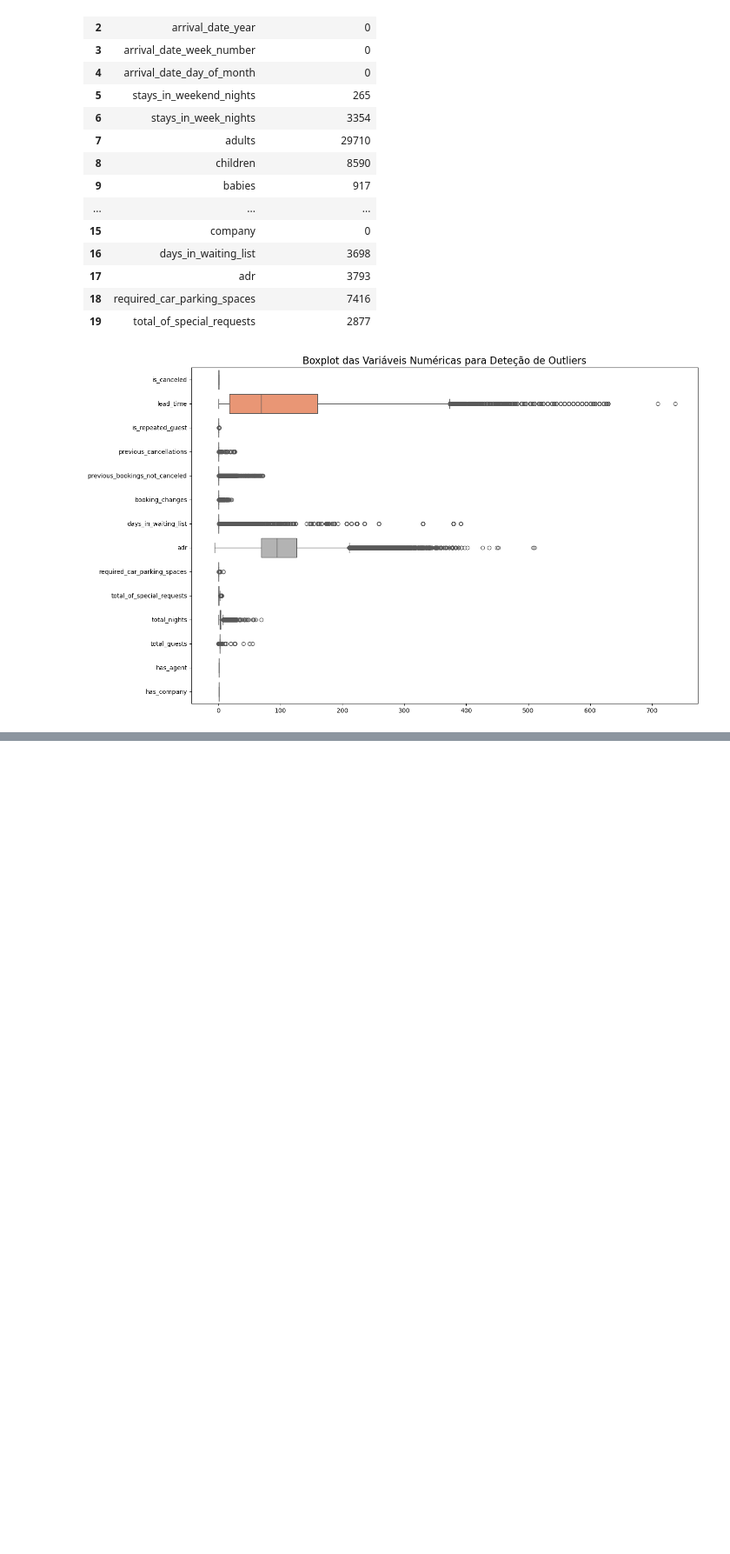
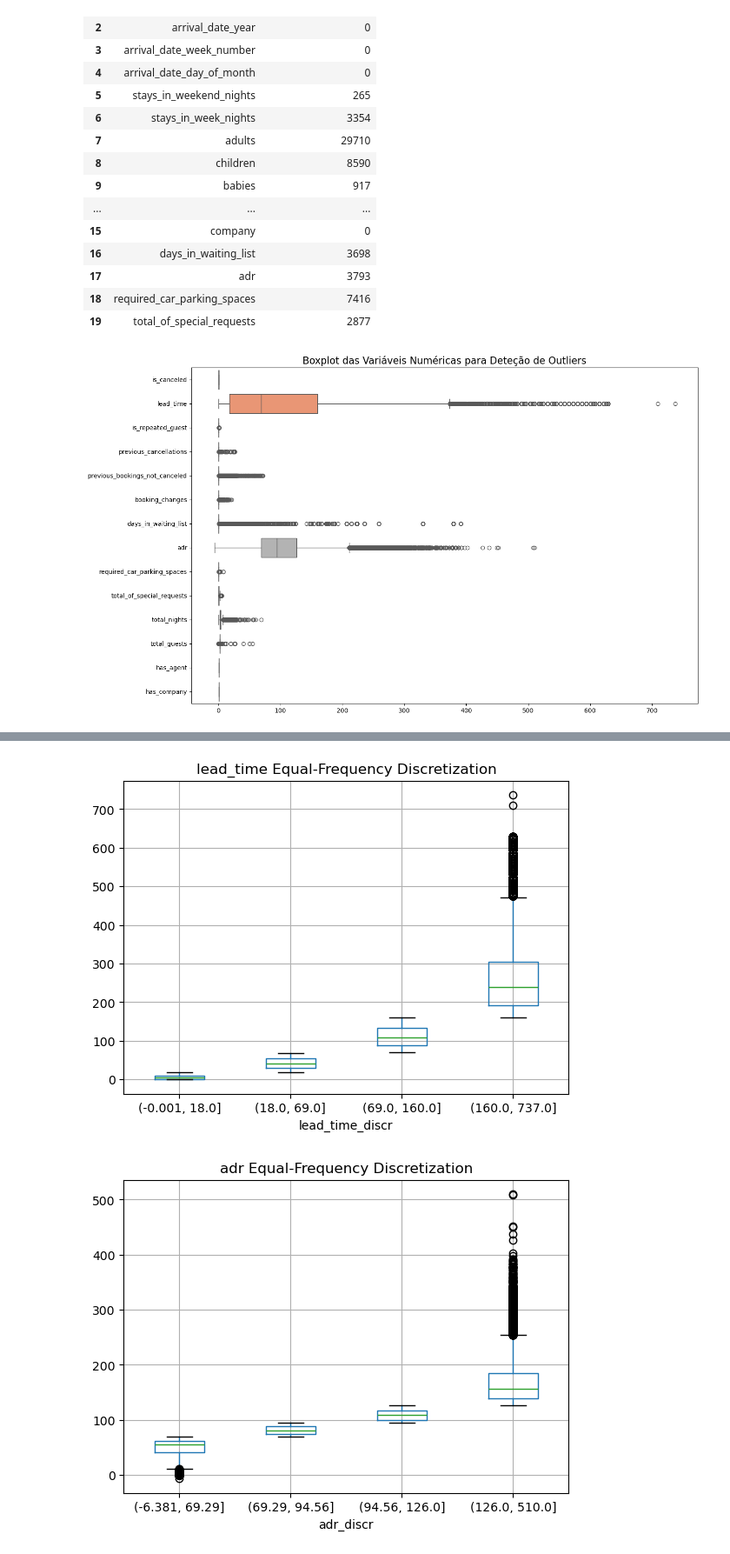
Before and after one commit to 1211508/MINDD, a Jupyter notebook: MINDD.ipynb, the cells around one changed output, grey strips where cells are left out. Shown at 87% size. Saved outputs shown, nothing was run; the diff lists cells and outputs as text; code cells hidden in the pictures; blank space fills up the shorter version.

```diff
--- a/MINDD.ipynb
+++ b/MINDD.ipynb
@@ -378,15 +399,20 @@ Datetime columns:  Index(['arrival_date'], dtype='object')
 # %%
-# Select only numerical columns
-num_columns = df_encoded.select_dtypes(include=['float64', 'int64']).columns
+num_columns = df_cleaned.select_dtypes(include=['float64', 'int64']).columns
 
-# Apply equal-frequency discretization to all numerical columns (4 bins in this case)
 for col in num_columns:
-    df_encoded[col + '_discr'] = pd.qcut(df_encoded[col], q=4, duplicates='drop')  # 4 equal-frequency bins
+    df_cleaned[col + '_discr'] = pd.qcut(df_cleaned[col], q=4, duplicates='drop')  # 4 equal-frequency bins
 
-# Plot a boxplot for each discretized column
+# Plot a boxplot for each discretized column if bins are valid
 for col in num_columns:
-    discr_column = col + '_discr'  # Discretized column
-    df_encoded.boxplot(column=col, by=discr_column)
-    plt.title(f"{col} Equal-Frequency Discretization")
-    plt.suptitle('')  # Removes the automatic subtitle
-    plt.show()
+    discr_column = col + '_discr'
+    if discr_column in df_cleaned.columns and df_cleaned[discr_column].nunique() > 1:  # Check if bins exist
+        try:
+            df_cleaned.boxplot(column=col, by=discr_column)
+            plt.title(f"{col} Equal-Frequency Discretization")
+            plt.suptitle('')  # Removes the automatic subtitle
+            plt.show()
+        except ValueError as e:
+            print(f"Could not plot {col} due to: {e}")
+# %% [output]
+[figure, added]
+[figure, added]
```
Also changed, not shown: parts of 35 cells of this notebook.
